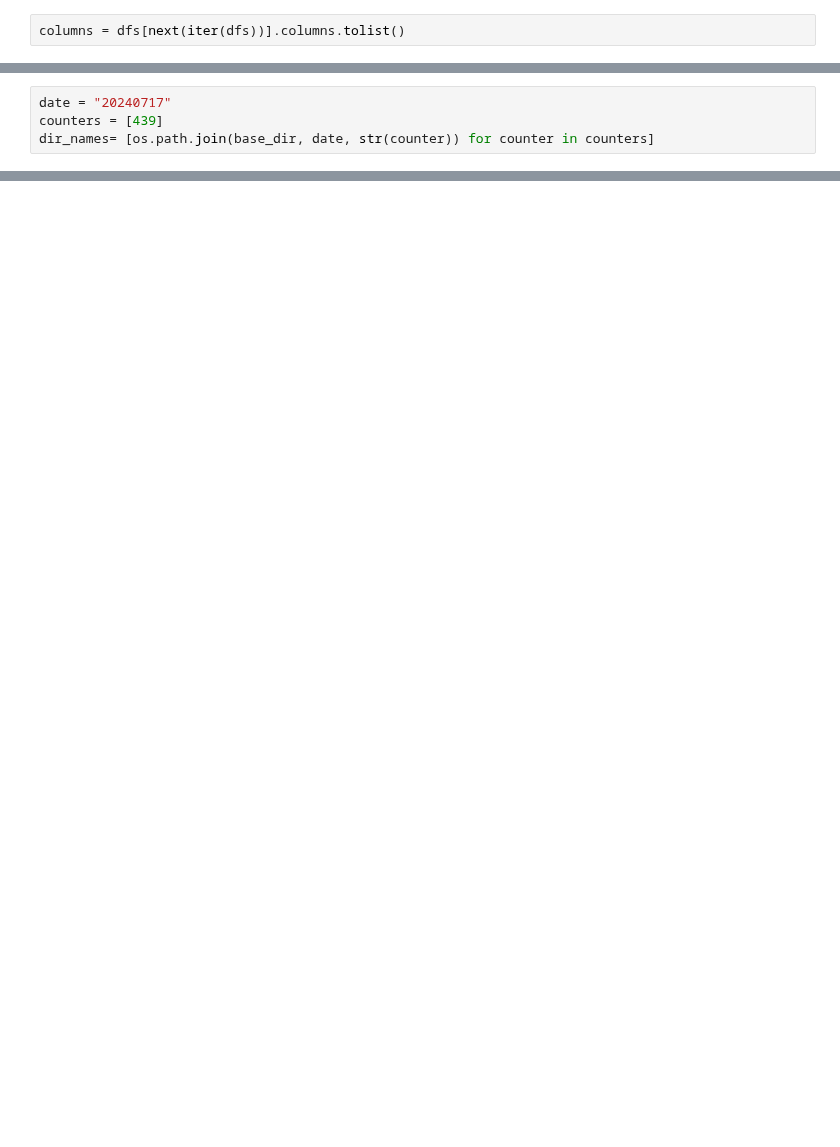
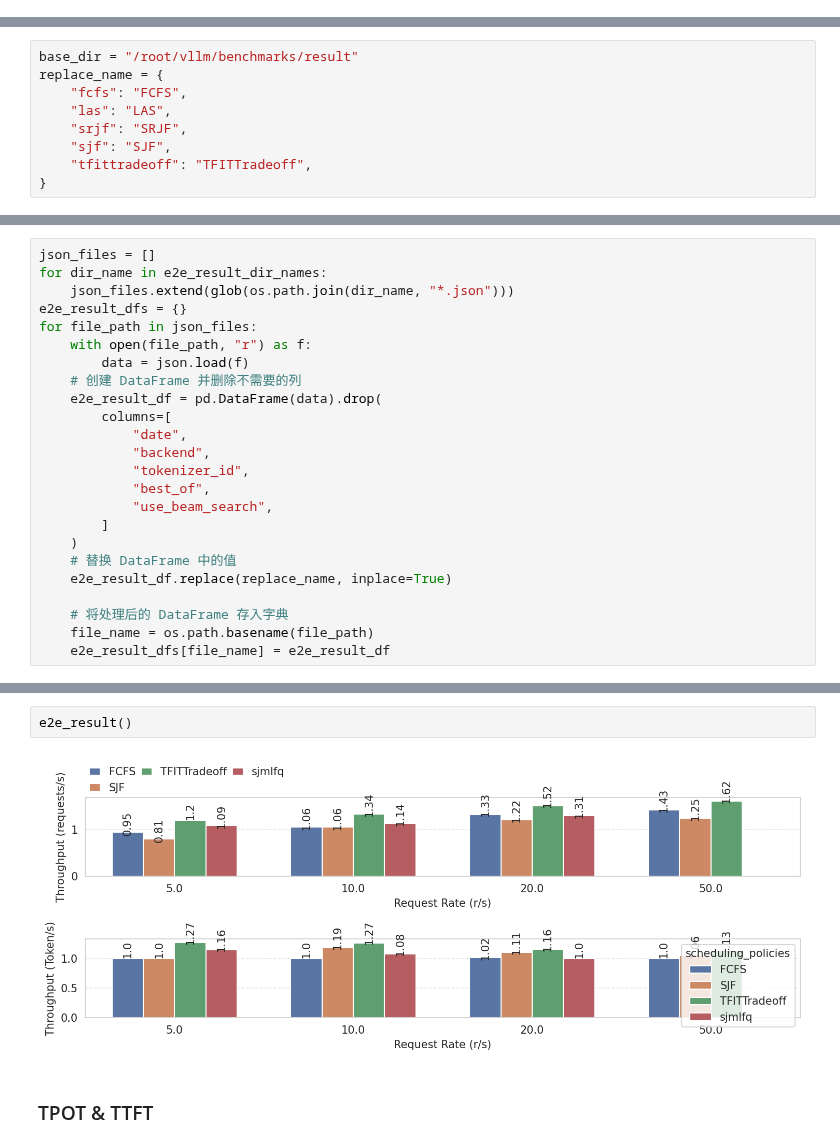
Before and after one commit to chengzhi-lu/vllm, a Jupyter notebook: benchmarks/result/analysis/result_analysis.ipynb, the cells around one changed output, grey strips where cells are left out. Drawn from its saved outputs; the diff is of its cells as text; blank space fills up the shorter version.

```diff
--- a/benchmarks/result/analysis/result_analysis.ipynb
+++ b/benchmarks/result/analysis/result_analysis.ipynb
@@ -115,2 +0,0 @@ plt.ylim(0, 800)
-# %%
-columns = dfs[next(iter(dfs))].columns.tolist()
@@ -481,4 +0,0 @@ ax[2].get_legend().set_title("")
-# %%
-date = "20240717"
-counters = [439]
-dir_names= [os.path.join(base_dir, date, str(counter)) for counter in counters]
@@ -511,0 +11,9 @@ fcfs_result[fcfs_result['CPU KV cache usage'] > 0].describe()
+# %%
+base_dir = "/root/vllm/benchmarks/result"
+replace_name = {
+    "fcfs": "FCFS",
+    "las": "LAS",
+    "srjf": "SRJF",
+    "sjf": "SJF",
+    "tfittradeoff": "TFITTradeoff",
+}
@@ -511,0 +117,24 @@ fcfs_result[fcfs_result['CPU KV cache usage'] > 0].describe()
+# %%
+json_files = []
+for dir_name in e2e_result_dir_names:
+    json_files.extend(glob(os.path.join(dir_name, "*.json")))
+e2e_result_dfs = {}
+for file_path in json_files:
+    with open(file_path, "r") as f:
+        data = json.load(f)
+    # 创建 DataFrame 并删除不需要的列
+    e2e_result_df = pd.DataFrame(data).drop(
+        columns=[
+            "date",
+            "backend",
+            "tokenizer_id",
+            "best_of",
+            "use_beam_search",
+        ]
+    )
+    # 替换 DataFrame 中的值
+    e2e_result_df.replace(replace_name, inplace=True)
+
+    # 将处理后的 DataFrame 存入字典
+    file_name = os.path.basename(file_path)
+    e2e_result_dfs[file_name] = e2e_result_df
@@ -511,0 +231,6 @@ fcfs_result[fcfs_result['CPU KV cache usage'] > 0].describe()
+# %%
+e2e_result()
+# %% [output]
+[figure, added]
+# %% [markdown]
+### TPOT & TTFT
```
Also changed, not shown: parts of 56 cells of this notebook, 31 other files.
